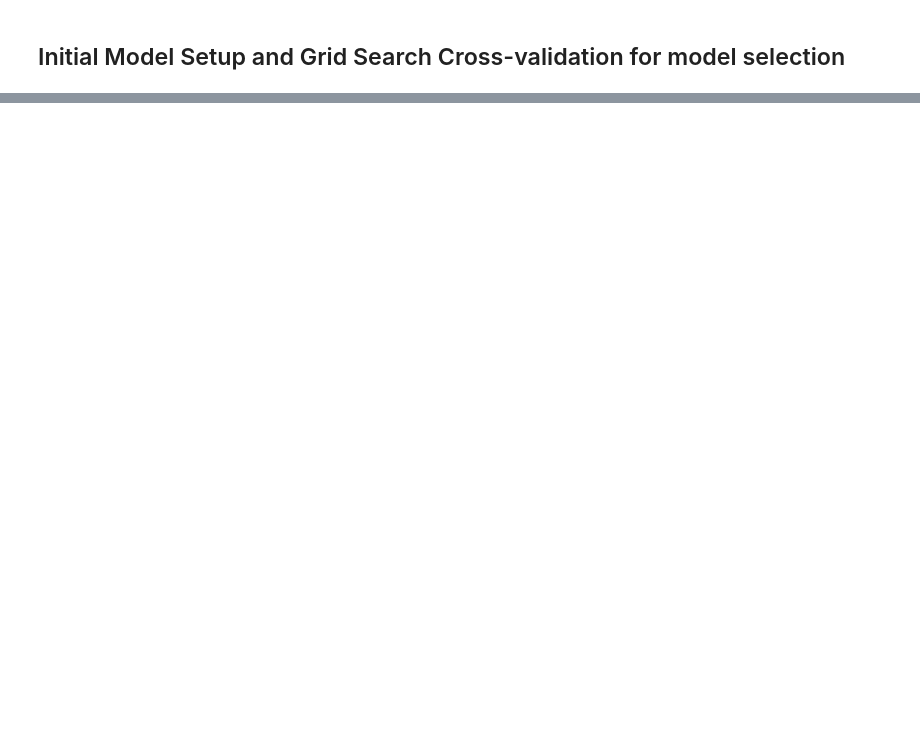
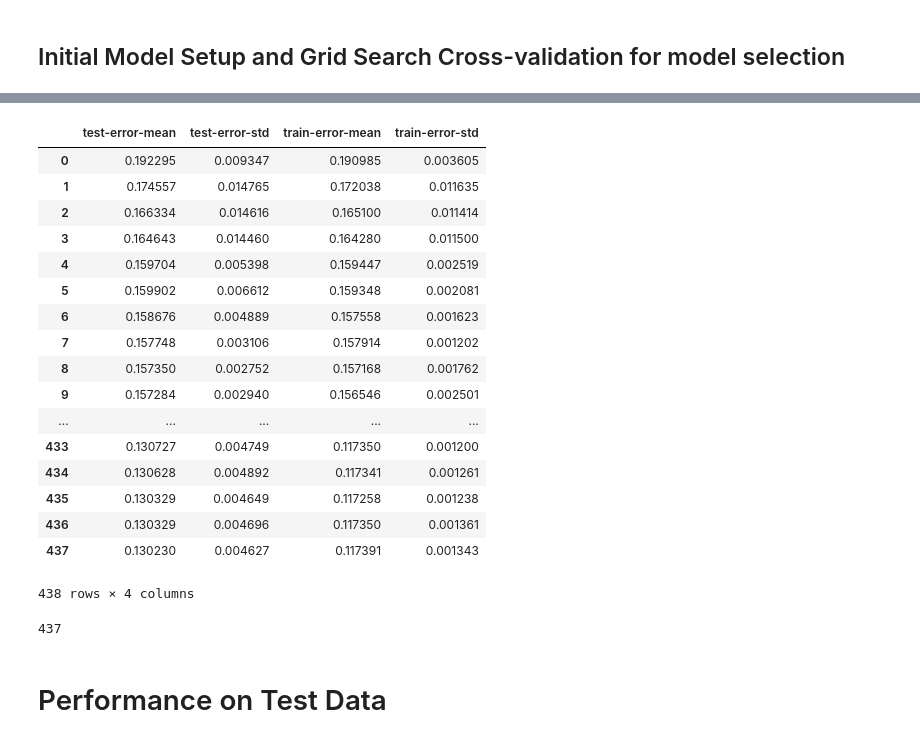
Before and after one commit to ShuhuaGao/MLAlgo, a Jupyter notebook: GBM/xgBoost/XGBoost_learning.ipynb, the cells around one changed output, grey strips where cells are left out. Cells and saved outputs as stored; diff of their text form; code cells hidden in the pictures; blank space fills up the shorter version.

Commit message:
tuning xgboost

```diff
--- a/GBM/xgBoost/XGBoost_learning.ipynb
+++ b/GBM/xgBoost/XGBoost_learning.ipynb
@@ -170,0 +175,12 @@ SyntaxError: invalid syntax (<ipython-input-20-56f101888b3a>, line 1)
+# %%
+# for xgboost, we tune the following two parameters, both controlling the individual tree complexity
+param_grid = {'max_depth': [3, 5, 7], 'min_child_weight': [1, 3, 5]}
+# these parameters are specified
+params = {'learning_rate': 0.1, 'n_estimators': 1000, 'seed': 0, 'subsample': 0.8, 'colsample_bytree': 0.8, 'objective': 'binary:logistic'}
+# the binary logistic objective is defined by the loss function
+# L(y, f(x)) = -log(p(y|x)) = - (ylog(p(x)) + (1-y)log(1-p(x))), where y is the binary target {0, 1}
+# %%
+# define the grid search class
+# fivefold cross-validation and use parallel training
+gs = GridSearchCV(xgb.XGBClassifier(**params), param_grid, scoring='accuracy', cv=5, n_jobs=-1)
+gs.fit(train_x, train_y)
@@ -170,0 +219,6 @@ SyntaxError: invalid syntax (<ipython-input-20-56f101888b3a>, line 1)
+# %%
+cv_params = {'learning_rate': [0.1, 0.01, 0.05], 'subsample': [0.7,0.8,0.9]}
+gs2 = GridSearchCV(gs.best_estimator_, cv_params, cv=5, scoring='accuracy', n_jobs=-1)
+gs2.fit(train_x, train_y)
+# report
+pd.DataFrame(gs2.cv_results_).sort_values('mean_test_score')
@@ -170,0 +264,37 @@ SyntaxError: invalid syntax (<ipython-input-20-56f101888b3a>, line 1)
+# %%
+# XGBoost supports built-in cross-validation to determine early stopping
+# http://xgboost.readthedocs.io/en/latest/python/python_api.html
+xgbmat = xgb.DMatrix(train_x, train_y)
+current_params = params=gs2.best_estimator_.get_params()
+current_params['n_jobs'] = -1
+current_params['nthread'] = -1
+current_params['learning_rate'] = 0.1
+current_params['subsample'] = 0.7
+early_stopping_gbt = xgb.cv(current_params, dtrain=xgbmat, num_boost_round=1000,
+                            nfold=5, metrics=['error'], # 'error' for binary classification errors
+                            early_stopping_rounds=100)
+# %%
+early_stopping_gbt
+# %% [output]
+|  | test-error-mean | test-error-std | train-error-mean | train-error-std |
+| 0 | 0.192295 | 0.009347 | 0.190985 | 0.003605 |
+| 1 | 0.174557 | 0.014765 | 0.172038 | 0.011635 |
+| 2 | 0.166334 | 0.014616 | 0.165100 | 0.011414 |
+| 3 | 0.164643 | 0.014460 | 0.164280 | 0.011500 |
+| 4 | 0.159704 | 0.005398 | 0.159447 | 0.002519 |
+| 5 | 0.159902 | 0.006612 | 0.159348 | 0.002081 |
+| 6 | 0.158676 | 0.004889 | 0.157558 | 0.001623 |
+| 7 | 0.157748 | 0.003106 | 0.157914 | 0.001202 |
+| 8 | 0.157350 | 0.002752 | 0.157168 | 0.001762 |
+| 9 | 0.157284 | 0.002940 | 0.156546 | 0.002501 |
+| ... | ... | ... | ... | ... |
+| 433 | 0.130727 | 0.004749 | 0.117350 | 0.001200 |
+| 434 | 0.130628 | 0.004892 | 0.117341 | 0.001261 |
+| 435 | 0.130329 | 0.004649 | 0.117258 | 0.001238 |
+| 436 | 0.130329 | 0.004696 | 0.117350 | 0.001361 |
+| 437 | 0.130230 | 0.004627 | 0.117391 | 0.001343 |
+438 rows × 4 columns
+# %%
+early_stopping_gbt['test-error-mean'].idxmin()
+# %% [output]
+437
@@ -170,0 +306,2 @@ SyntaxError: invalid syntax (<ipython-input-20-56f101888b3a>, line 1)
+# %% [markdown]
+# Performance on Test Data
```
Also changed, not shown: parts of 19 cells of this notebook, 8 other files.
